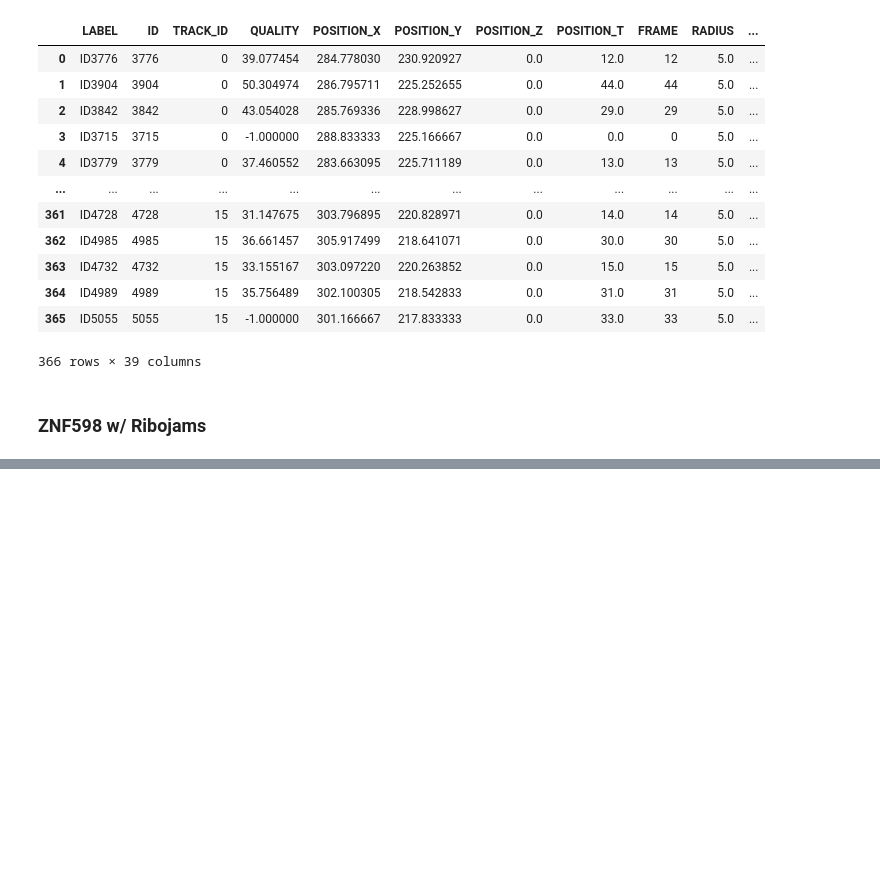
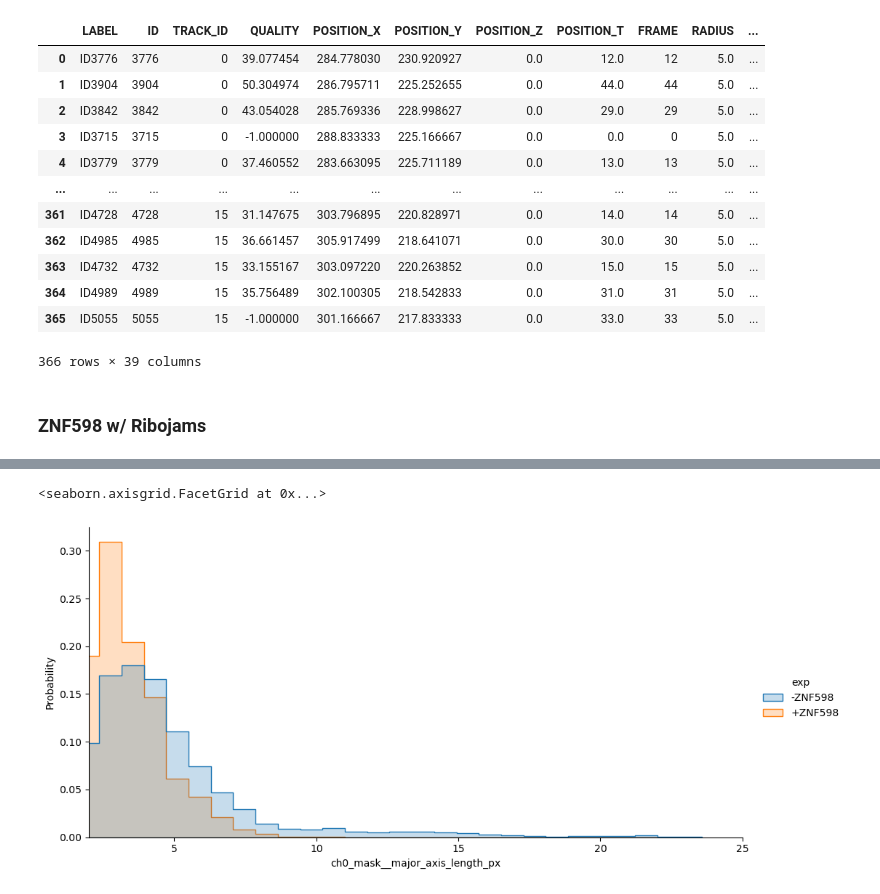
Before and after one commit to timstasevich/croparray, a Jupyter notebook: notebooks/Translation_Stalling_Quantification.ipynb, the cells around one changed output, grey strips where cells are left out. Drawn from its saved outputs; the diff is of its cells as text; code cells hidden in the pictures; blank space fills up the shorter version.

```diff
--- a/notebooks/Translation_Stalling_Quantification.ipynb
+++ b/notebooks/Translation_Stalling_Quantification.ipynb
@@ -696,0 +800,7 @@ spots
+# %%
+g=sns.displot(data=df[df["track_length"]>9], x="ch0_mask__major_axis_length_px", hue="exp", bins=30, element="step", common_norm=False, stat="probability", aspect=2)
+g.set(xlim=(2,25))
+#g.set(ylim=(0,0.3))
+# %% [output]
+<seaborn.axisgrid.FacetGrid at 0x...>
+[figure, added]
```
Also changed, not shown: parts of 24 cells of this notebook, 4 other files.
